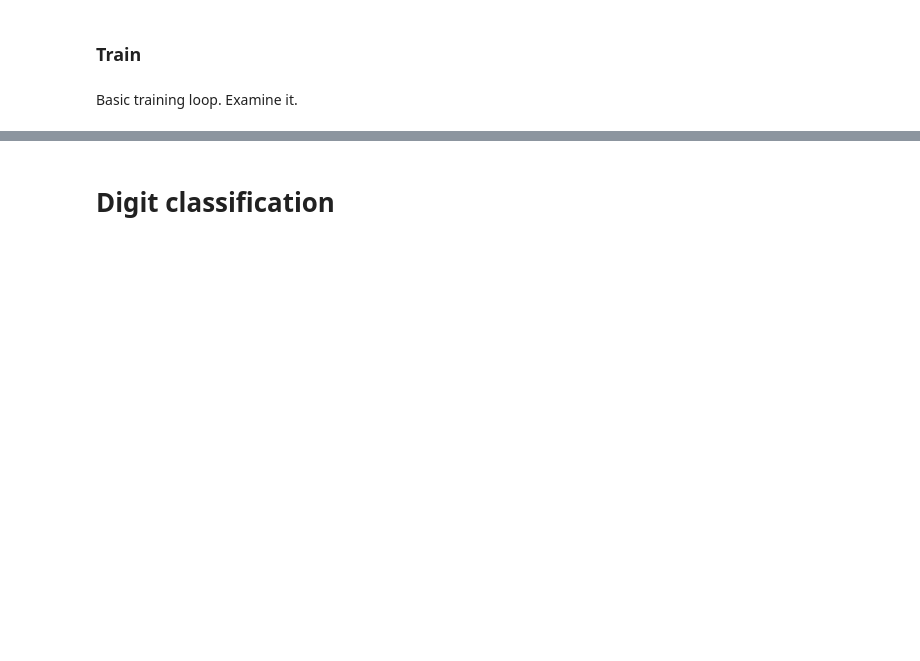
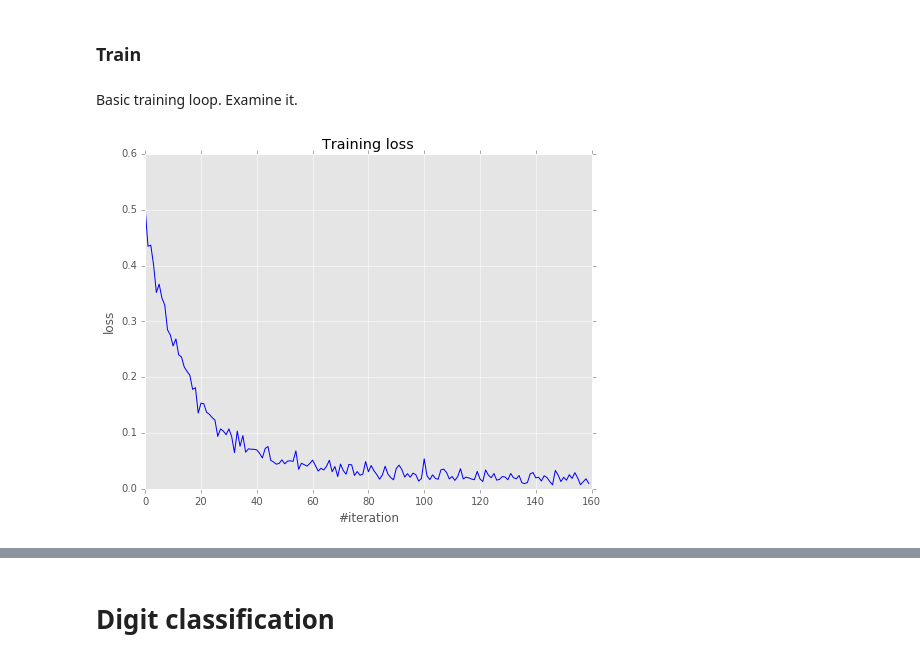
Before and after one commit to Aelphy/skoltech, a Jupyter notebook: term4/nn/ass3/HW3_main.ipynb, the cells around one changed output, grey strips where cells are left out. Saved outputs shown, nothing was run; the diff lists cells and outputs as text; code cells hidden in the pictures; blank space fills up the shorter version.

```diff
--- a/term4/nn/ass3/HW3_main.ipynb
+++ b/term4/nn/ass3/HW3_main.ipynb
@@ -8,11 +8,15 @@ This homework requires sending **"multiple** files, please do not forget to incl
 - HW3_Modules.ipynb
 - HW3_differentiation.ipynb
 # %%
-%matplotlib inline
 from time import time, sleep
 import numpy as np
 import matplotlib.pyplot as plt
 from IPython import display
+import matplotlib
+
+%matplotlib inline
+
+matplotlib.style.use('ggplot')
 # %% [markdown]
 # Framework
 # %% [markdown]
@@ -71,9 +75,12 @@ def sgd_momentum(x, dx, config, state):
 
             cur_old_grad = state['old_grad'].setdefault(i, np.zeros_like(cur_dx))
 
-            np.add(config['momentum'] * cur_old_grad, config['learning_rate'] * cur_dx, out = cur_old_grad)
+            cur_old_grad = config['momentum'] * cur_old_grad + config['learning_rate'] * cur_dx
 
-            cur_x -= cur_old_grad
+            if cur_old_grad.shape[0] == 1:
+                cur_x = cur_x.reshape(cur_old_grad.shape)
+
+            np.add(cur_x, -cur_old_grad, out=cur_x)
             i += 1
 # %% [markdown]
 # Toy example
@@ -94,18 +104,14 @@ plt.scatter(X[:,0],X[:,1], c = Y[:,0], edgecolors= 'none')
 # %% [markdown]
 Define a **logistic regression** for debugging.
 # %%
-net = Sequential()
-net.add(Linear(2, 2))
-net.add(SoftMax())
-
 criterion = ClassNLLCriterion()
-
-print net
 
 # Test something like that then
 
-# net = Sequential()
-# net.add(Linear(2, 4))
-# net.add(ReLU())
-# net.add(Linear(4, 2))
-# net.add(SoftMax())
+net = Sequential()
+net.add(Linear(2, 4))
+net.add(ReLU())
+net.add(Linear(4, 2))
+net.add(SoftMax())
+
+print(net)
@@ -121,7 +132,7 @@ n_epoch = 20
 batch_size = 128
 # %%
 # batch generator
-def get_batches( (X, Y) , batch_size):
+def get_batches(X, Y, batch_size):
     n_samples = X.shape[0]
 
     # Shuffle at the start of epoch
@@ -142,34 +153,35 @@ Basic training loop. Examine it.
 loss_history = []
 
 for i in range(n_epoch):
-    for x_batch, y_batch in get_batches( (X,Y) , batch_size):
-
+    for x_batch, y_batch in get_batches(X, Y, batch_size):
         net.zeroGradParameters()
 
         # Forward
         predictions = net.forward(x_batch)
         loss = criterion.forward(predictions, y_batch)
 
         # Backward
         dp = criterion.backward(predictions, y_batch)
         net.backward(x_batch, dp)
 
         # Update weights
         sgd_momentum(net.getParameters(),
                      net.getGradParameters(),
                      optimizer_config,
                      optimizer_state)
 
         loss_history.append(loss)
 
     # Visualize
     display.clear_output(wait=True)
     plt.figure(figsize=(8, 6))
 
     plt.title("Training loss")
     plt.xlabel("#iteration")
     plt.ylabel("loss")
     plt.plot(loss_history, 'b')
     plt.show()
 
     print('Current loss: %f' % loss)
+# %% [output]
+[figure, added]
```
Also changed, not shown: parts of 19 cells of this notebook, 4 other files.
